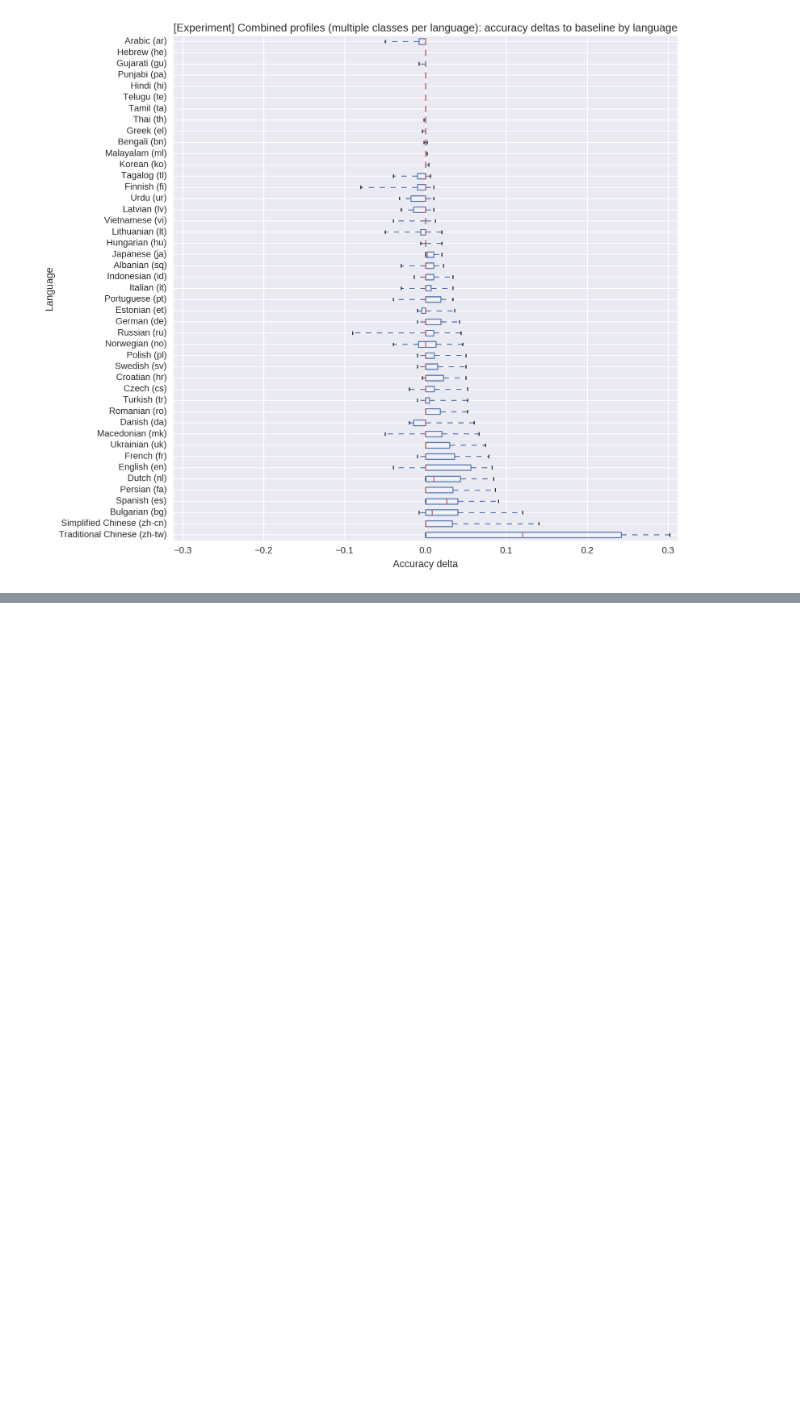
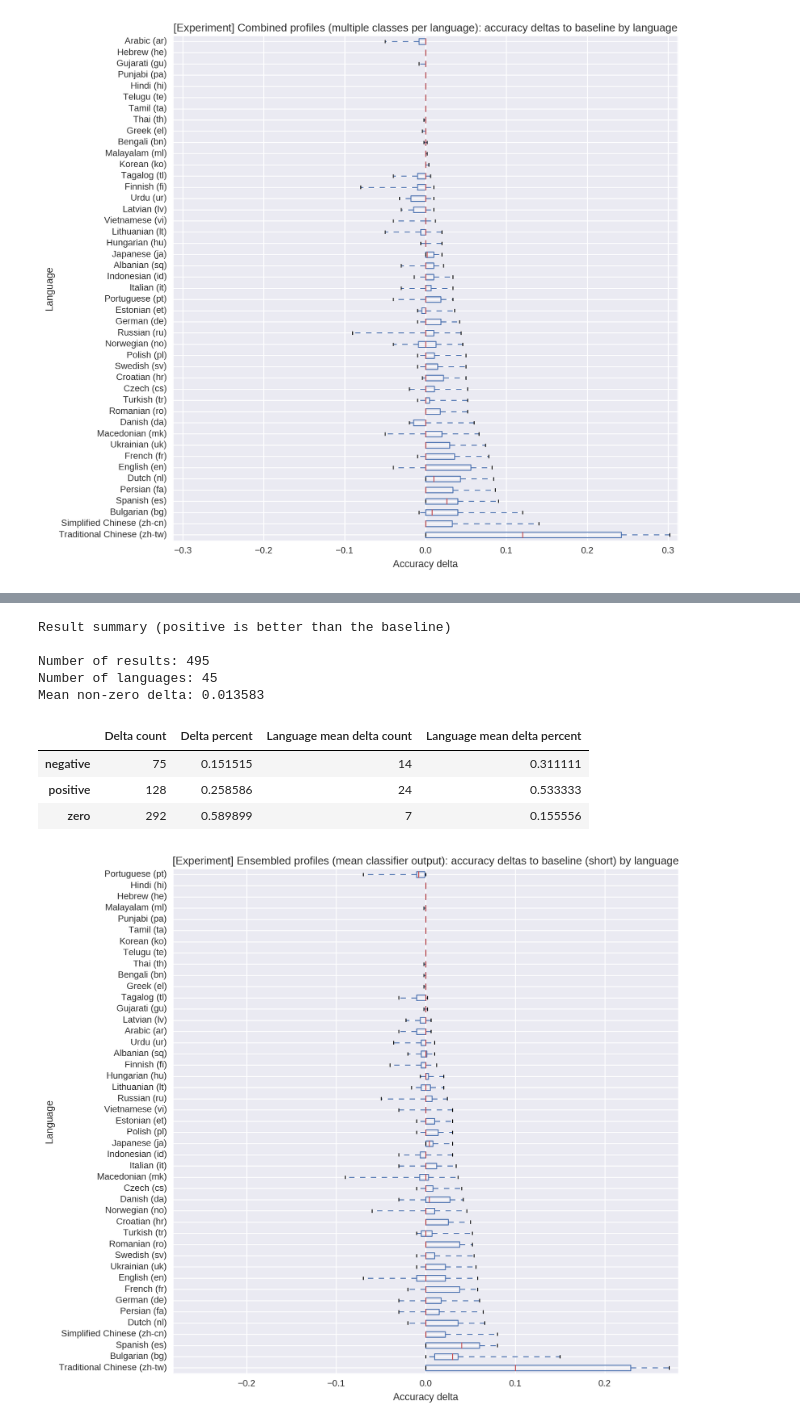
Before and after one commit to Automattic/elasticsearch-langdetect, a Jupyter notebook: experiments/Classification experiments.ipynb, the cells around one changed output, grey strips where cells are left out. Saved outputs shown, nothing was run; the diff lists cells and outputs as text; code cells hidden in the pictures; blank space fills up the shorter version.

```diff
--- a/experiments/Classification experiments.ipynb
+++ b/experiments/Classification experiments.ipynb
@@ -538,0 +591,19 @@ Mean non-zero delta: 0.011366
+# %%
+plot_accuracy_deltas_by_language(
+    default_baseline_results,
+    ensemble_profiles_results,
+    '[Experiment] Ensembled profiles (mean classifier output):',
+    order='max',
+    baseline_desc='short'
+)
+# %% [output]
+Result summary (positive is better than the baseline)
+
+Number of results: 495
+Number of languages: 45
+Mean non-zero delta: 0.013583
+|  | Delta count | Delta percent | Language mean delta count | Language mean delta percent |
+| negative | 75 | 0.151515 | 14 | 0.311111 |
+| positive | 128 | 0.258586 | 24 | 0.533333 |
+| zero | 292 | 0.589899 | 7 | 0.155556 |
+[figure, added]
```
Also changed, not shown: parts of 9 cells of this notebook, 2 other files.
